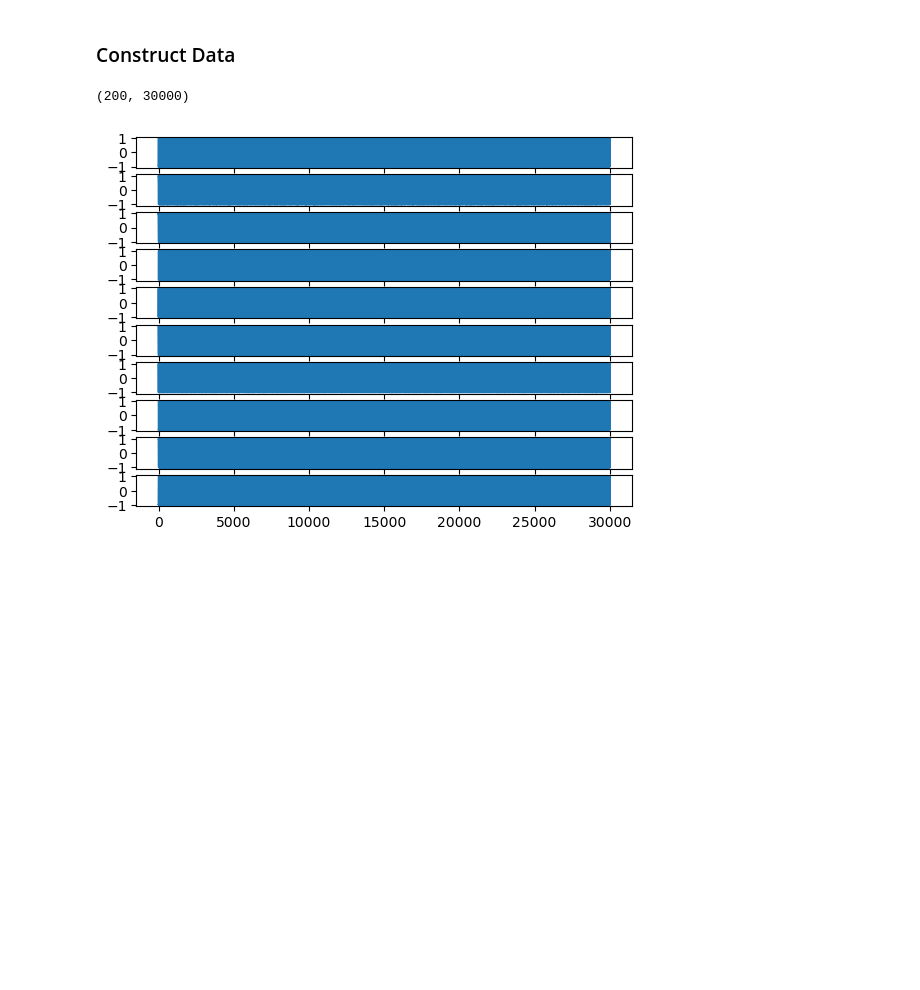
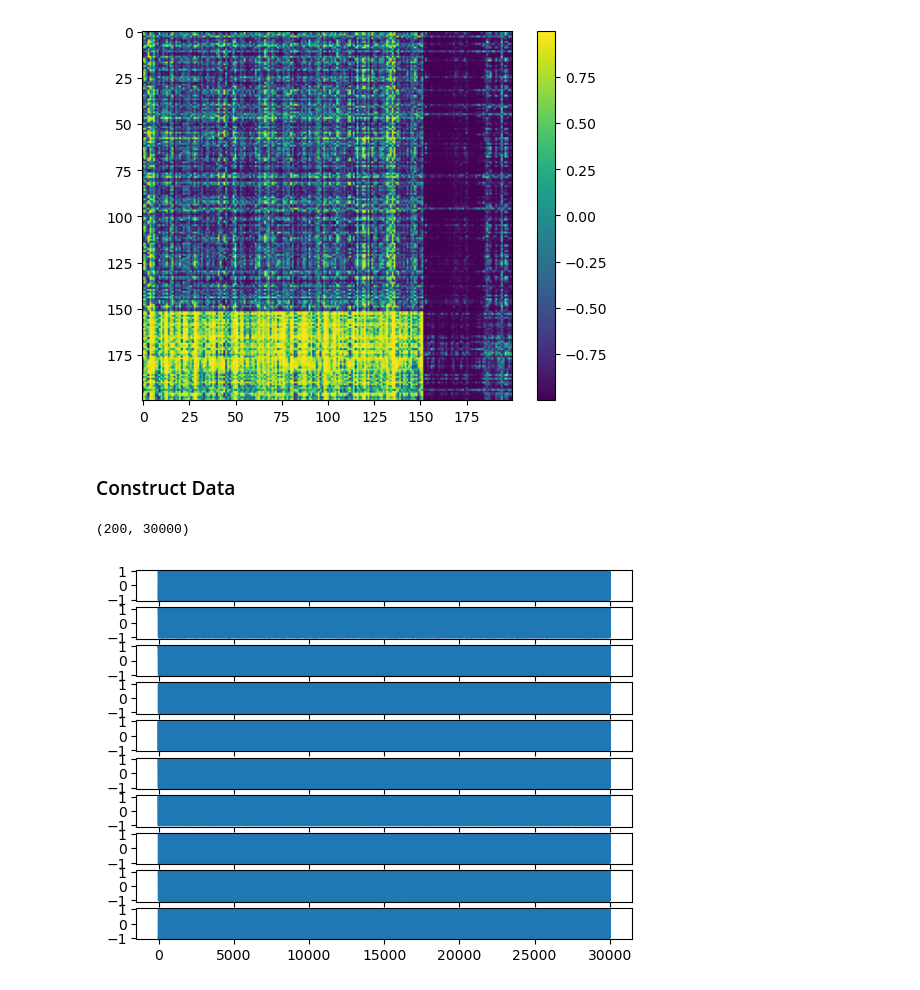
Before and after one commit to wuweizhang0723/func2graph, a Jupyter notebook: notebook/check_data/simulation_data.ipynb, the cells around one changed output. Cells and saved outputs as stored; diff of their text form; code cells hidden in the pictures; blank space fills up the shorter version.

```diff
--- a/notebook/check_data/simulation_data.ipynb
+++ b/notebook/check_data/simulation_data.ipynb
@@ -9,6 +9,14 @@ import numpy as np
 
 from func2graph.data import data_simulator, generate_simulation_data
 from func2graph import models, tools
+# %%
+estimated = np.load('../../output/11_7_corrected_data/Attention_Autoencoder_wuwei_200_0.001_0.3_2_5_1.0_1.0_30000_42_cell_type_200_prediction_1_42_32_128_128_0_1_1_200_64_0_5e-05_lookup_table_spatial_temporal_1_tanh_plateau/Estimated_W_42.npy')
+
+plt.imshow(-1*estimated)
+plt.colorbar()
+plt.show()
+# %% [output]
+[figure, added]
 # %% [markdown]
 ### Construct Data
 # %%
```
Also changed, not shown: 5 other files.
